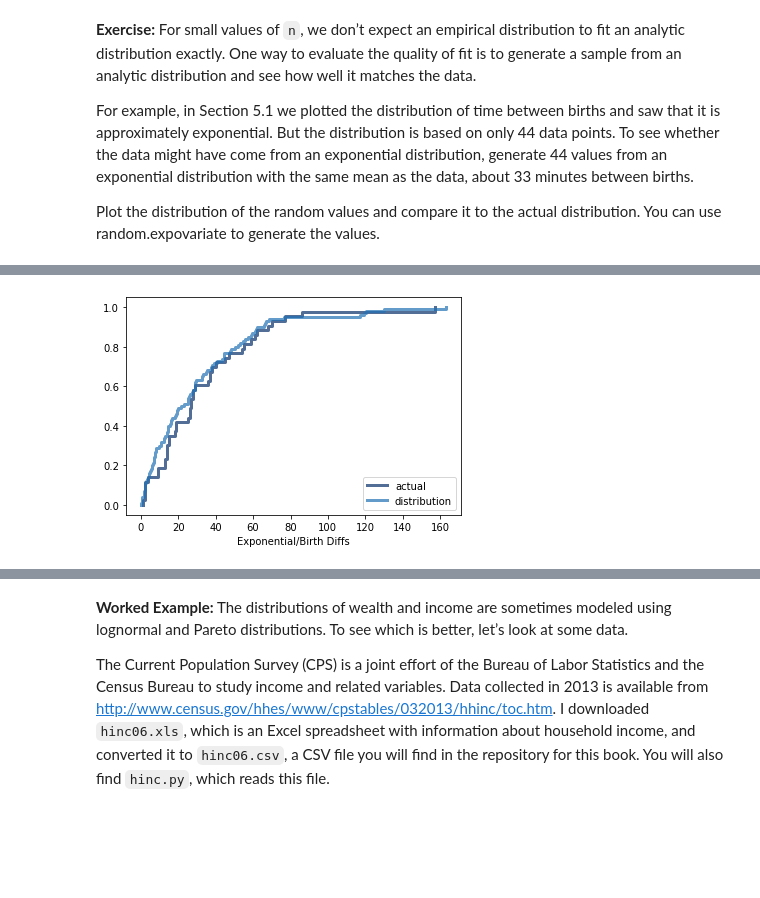
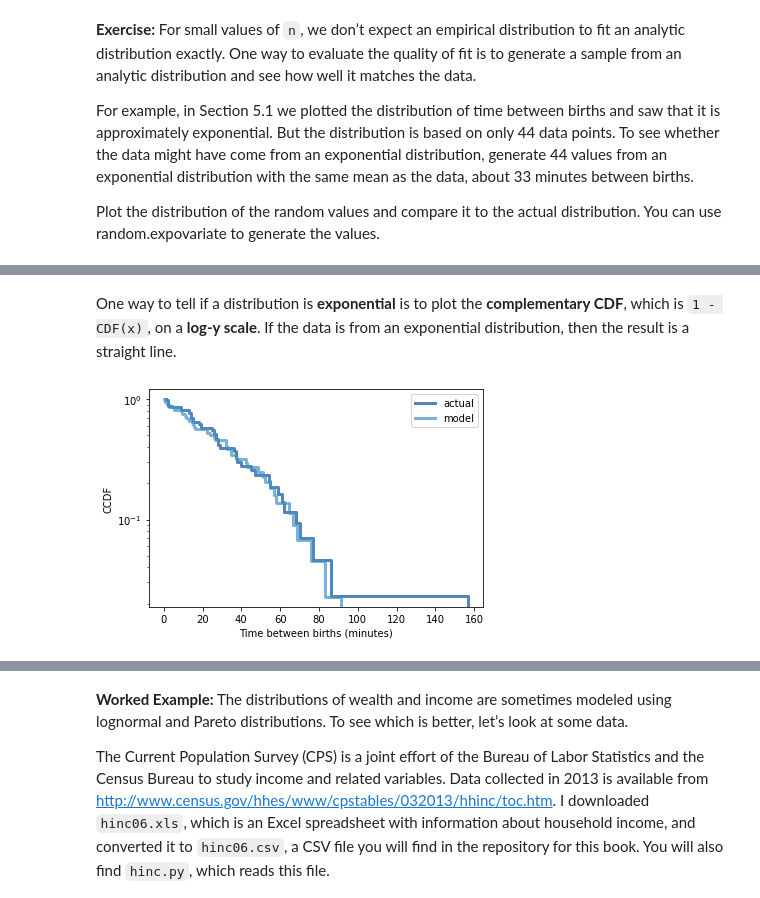
Before and after one commit to Morgan-Sell/ThinkStats2, a Jupyter notebook: code/chap05ex.ipynb, the cells around one changed output, grey strips where cells are left out. Cells and saved outputs as stored; diff of their text form; code cells hidden in the pictures; blank space fills up the shorter version.

```diff
--- a/code/chap05ex.ipynb
+++ b/code/chap05ex.ipynb
@@ -513,10 +503,15 @@ exp_sample = [random.expovariate(1/exp_lambda) for _ in range(n)]
+# %% [markdown]
+One way to tell if a distribution is **exponential** is to plot the **complementary CDF**, which is `1 - CDF(x)`, on a **log-y scale**. If the data is from an exponential distribution, then the result is a straight line.
 # %%
 # Solution goes here
-exp_cdf = thinkstats2.Cdf(exp_sample, label='distribution')
-thinkplot.Cdf(cdf)
-thinkplot.Cdf(exp_cdf)
-thinkplot.Config(xlabel='Exponential/Birth Diffs',
-                ylable='CCDF',
-                loc='lower right')
+exp_model = thinkstats2.Cdf(sample, label='model')
+
+thinkplot.PrePlot(2)
+# Plot the the complementary CDF.
+thinkplot.Cdfs([cdf, exp_model], complement=True)
+thinkplot.Config(xlabel='Time between births (minutes)',
+                ylabel='CCDF',
+                yscale='log',
+                loc='upper right')
 # %% [output]
-[figure, old version]
+[figure, new version]
```
Also changed, not shown: parts of 23 cells of this notebook, 1 other file.
